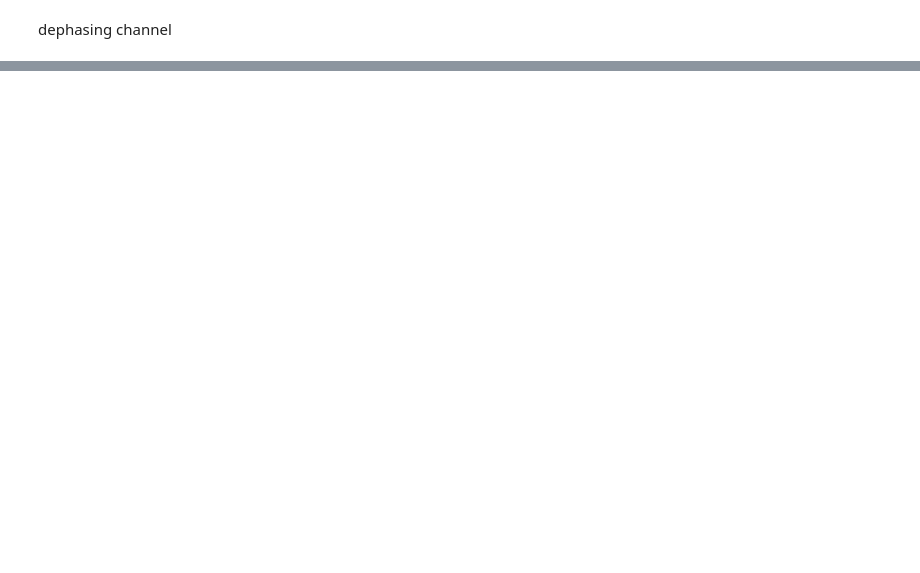
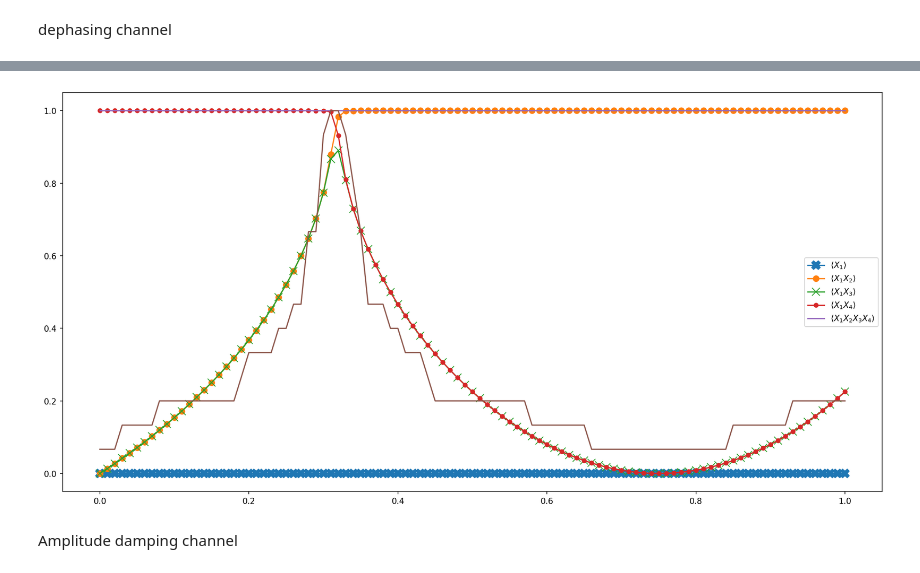
Before and after one commit to Zhuan-pitt/Toric_Code, a Jupyter notebook: quantum_channel.ipynb, the cells around one changed output, grey strips where cells are left out. Drawn from its saved outputs; the diff is of its cells as text; code cells hidden in the pictures; blank space fills up the shorter version.

```diff
--- a/quantum_channel.ipynb
+++ b/quantum_channel.ipynb
@@ -119,0 +161,14 @@ array([[1., 0.],
+# %%
+pyplot.figure(figsize=(18,9),dpi = 150)
+pyplot.plot(rng,np.abs(lam1s),'X-',label = '$\langle X_1\\rangle$',markersize=11)
+pyplot.plot(rng,np.abs(lam12s),'o-',label = '$\langle X_1X_2 \\rangle$',markersize=7)
+pyplot.plot(rng,np.abs(lam13s),'x-',label = '$\langle X_1X_3\\rangle$',markersize=10)
+pyplot.plot(rng,np.abs(lam14s),'.-',label = '$\langle X_1X_4\\rangle$',markersize=10)
+pyplot.plot(rng,np.abs(lam1234s),label = '$\langle X_1X_2X_3X_4\\rangle$')
+pyplot.plot(rng,np.array(dims)/15)
+pyplot.legend()
+pyplot.show()
+# %% [output]
+[figure, added]
+# %% [markdown]
+Amplitude damping channel
```
Also changed, not shown: parts of 13 cells of this notebook, 1 other file.
